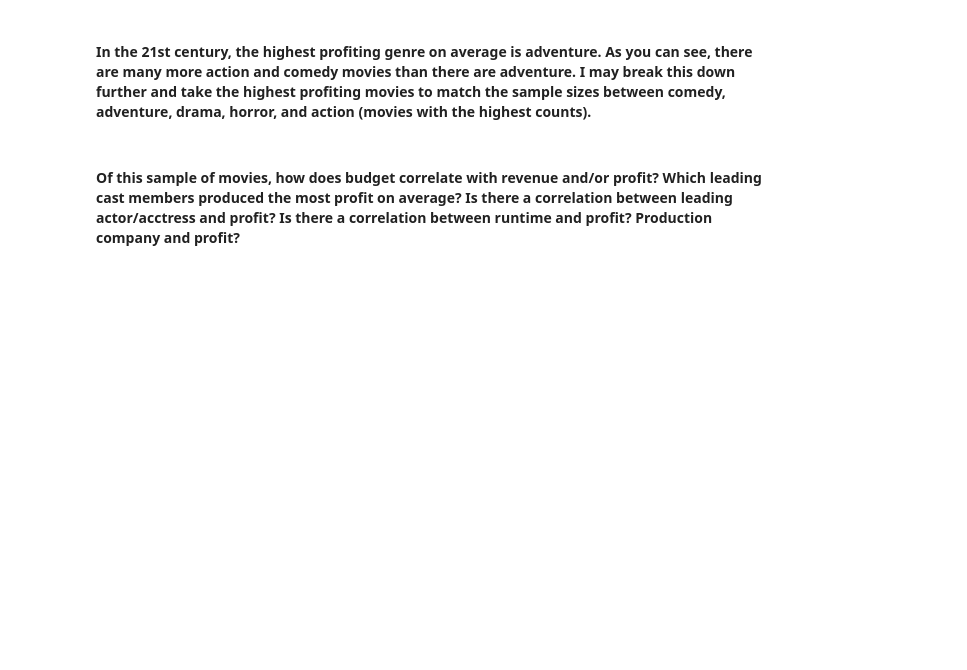
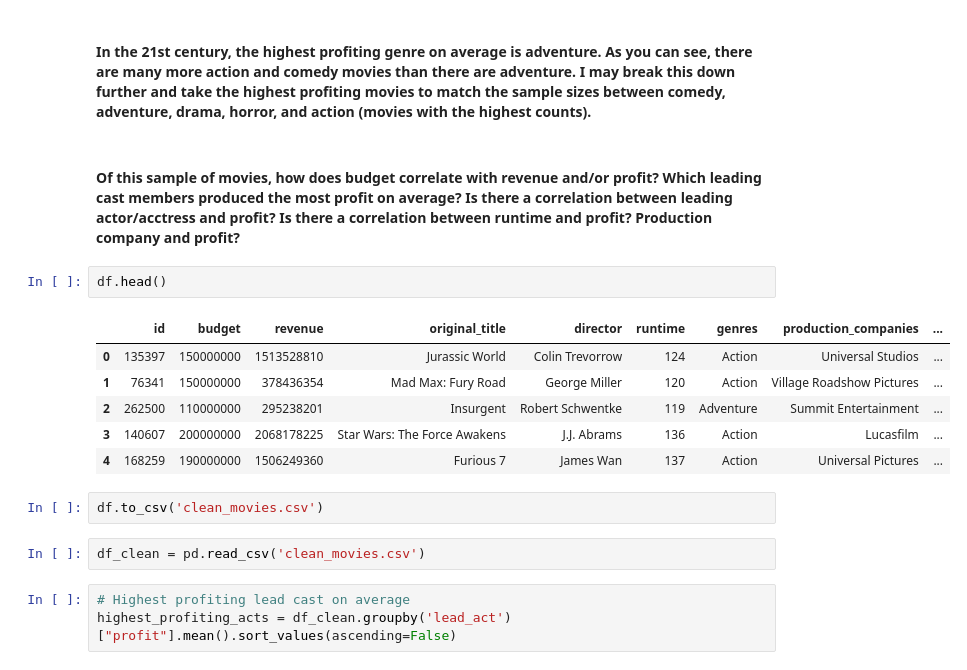
Before and after one commit to slimseidl/DataScience, a Jupyter notebook: DataAnalysisWithTools/pandasAndNumPy/FinalProject/movies.ipynb, the cells around one changed output. Saved outputs shown, nothing was run; the diff lists cells and outputs as text; blank space fills up the shorter version.

```diff
--- a/DataAnalysisWithTools/pandasAndNumPy/FinalProject/movies.ipynb
+++ b/DataAnalysisWithTools/pandasAndNumPy/FinalProject/movies.ipynb
@@ -524,3 +507,19 @@ df.groupby("genres")["profit"].agg(["mean","count"]).sort_values(by="mean",ascen
 #### In the 21st century, the highest profiting genre on average is adventure. As you can see, there are many more action and comedy movies than there are adventure. I may break this down further and take the highest profiting movies to match the sample sizes between comedy, adventure, drama, horror, and action (movies with the highest counts).
 # %% [markdown]
 #### Of this sample of movies, how does budget correlate with revenue and/or profit? Which leading cast members produced the most profit on average? Is there a correlation between leading actor/acctress and profit? Is there a correlation between runtime and profit? Production company and profit?
+# %%
+df.head()
+# %% [output]
+|  | id | budget | revenue | original_title | director | runtime | genres | production_companies | ... |
+| 0 | 135397 | 150000000 | 1513528810 | Jurassic World | Colin Trevorrow | 124 | Action | Universal Studios | ... |
+| 1 | 76341 | 150000000 | 378436354 | Mad Max: Fury Road | George Miller | 120 | Action | Village Roadshow Pictures | ... |
+| 2 | 262500 | 110000000 | 295238201 | Insurgent | Robert Schwentke | 119 | Adventure | Summit Entertainment | ... |
+| 3 | 140607 | 200000000 | 2068178225 | Star Wars: The Force Awakens | J.J. Abrams | 136 | Action | Lucasfilm | ... |
+| 4 | 168259 | 190000000 | 1506249360 | Furious 7 | James Wan | 137 | Action | Universal Pictures | ... |
+# %%
+df.to_csv('clean_movies.csv')
+# %%
+df_clean = pd.read_csv('clean_movies.csv')
+# %%
+# Highest profiting lead cast on average
+highest_profiting_acts = df_clean.groupby('lead_act')["profit"].mean().sort_values(ascending=False)
```
Also changed, not shown: parts of 11 cells of this notebook, 1 other file.
